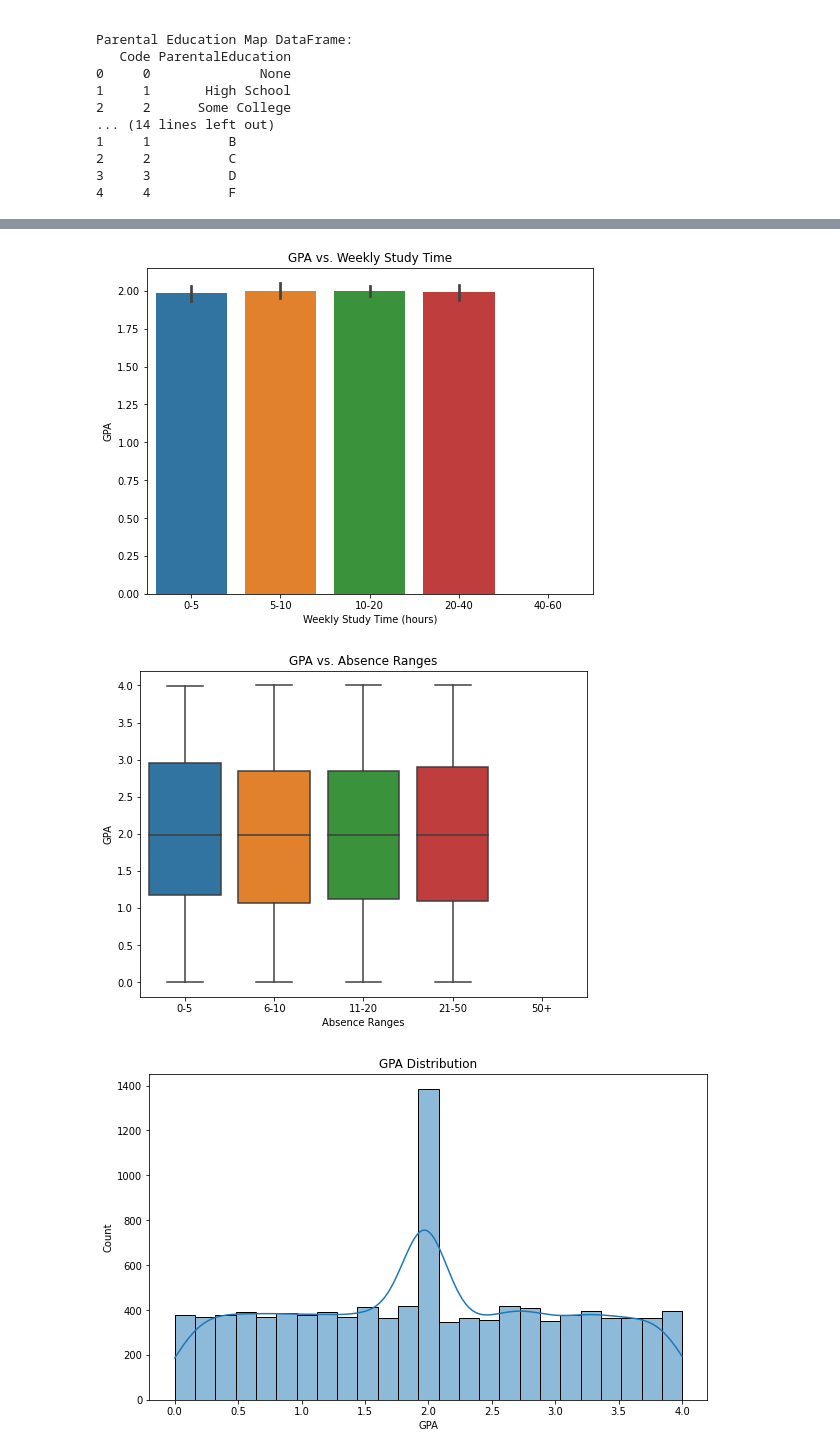
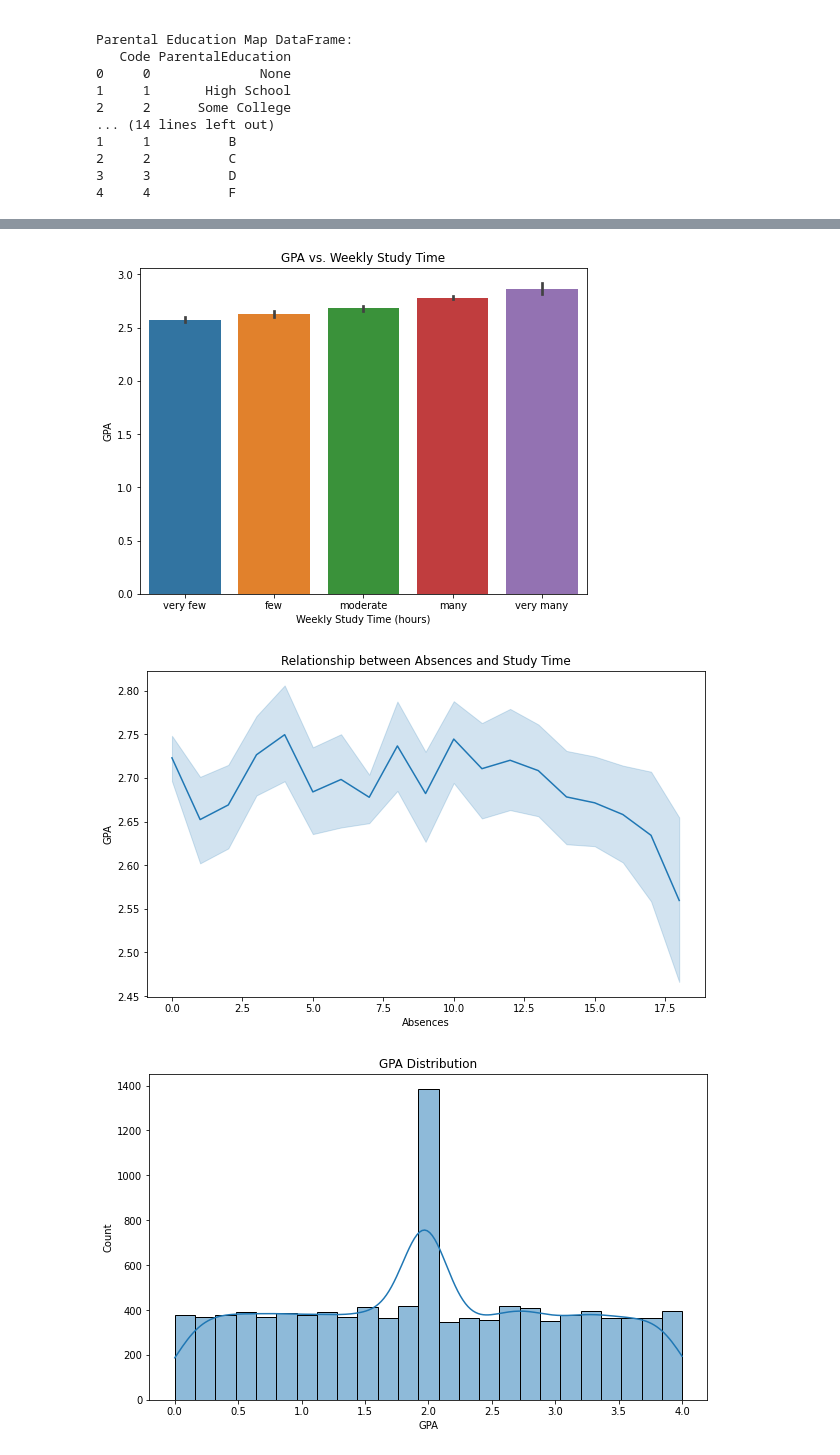
Before and after one commit to ali-elrogbany/DW-Final, a Jupyter notebook: FinalDataWrangeling.ipynb, the cells around one changed output, grey strips where cells are left out. Cells and saved outputs as stored; diff of their text form; code cells hidden in the pictures.

Commit message:
finale

```diff
--- a/FinalDataWrangeling.ipynb
+++ b/FinalDataWrangeling.ipynb
@@ -2,7 +2,7 @@
 import pandas as pd
 import numpy as np
 # %%
-df = pd.read_csv("/Users/alielrogbany/Downloads/Student_performance_data _..csv")
+df = pd.read_csv("/Users/alielrogbany/Documents/UNI/Y3 S1/Data-Wrangling/DW-Final/Large_Related_Student_Performance_Data.csv")
 # %%
 df.head()
 # %% [output]
@@ -239,9 +241,13 @@ import matplotlib.pyplot as plt
 from sklearn.preprocessing import MinMaxScaler, LabelEncoder
 from sklearn.preprocessing import MinMaxScaler
 # %%
+study_bins = [0, 5, 10, 15, 20, 30]
+study_labels = ['Very Few', 'Few', 'Moderate', 'Many', 'Very Many']
+df['StudyTime_Binned'] = pd.cut(df['StudyTimeWeekly'], bins=study_bins, labels=study_labels, right=False)
+
 absences_bins = [0, 5, 10, 15, 20, 30]
 absences_labels = ['Very Few', 'Few', 'Moderate', 'Many', 'Very Many']
 df['Absences_Binned'] = pd.cut(df['Absences'], bins=absences_bins, labels=absences_labels, right=False)
 
 print("Binned DataFrame:")
-print(df[['StudyTimeWeekly', 'StudyTimeWeekly_Binned', 'Absences', 'Absences_Binned']].head())
+print(df[['StudyTimeWeekly', 'StudyTime_Binned', 'Absences', 'Absences_Binned']].head())
@@ -266,8 +280,8 @@ plt.show()
 # %%
 import seaborn as sns
 import matplotlib.pyplot as plt
-bin_edges = [0, 5, 10, 20, 40, 60]  # Adjust these based on your data range
-bin_labels = ['0-5', '5-10', '10-20', '20-40', '40-60']  # Labels for the bins
+bin_edges = [0, 5, 8, 10, 18, 20]  # Adjust these based on your data range
+bin_labels = ['very few','few', 'moderate', 'many', 'very many']  # Labels for the bins
 df['study_time_bins'] = pd.cut(df['StudyTimeWeekly'], bins=bin_edges, labels=bin_labels)
 
 
@@ -278,17 +292,16 @@ plt.xlabel('Weekly Study Time (hours)')
 plt.ylabel('GPA')
 plt.show()
 # %% [output]
-[figure, old version]
+[figure, new version]
 # %%
-df['Absences_bins'] = pd.cut(df['Absences'], bins=[0, 5, 10, 20, 50, 100], labels=['0-5', '6-10', '11-20', '21-50', '50+'])
-plt.figure(figsize=(8, 6))
-sns.boxplot(x='Absences_bins', y='GPA', data=df)
-plt.title('GPA vs. Absence Ranges')
-plt.xlabel('Absence Ranges')
+plt.figure(figsize=(10, 6))
+sns.lineplot(x='Absences', y='GPA', data=df)
+plt.title('Relationship between Absences and Study Time')
+plt.xlabel('Absences')
 plt.ylabel('GPA')
 plt.show()
 # %% [output]
-[figure, old version]
+[figure, new version]
 # %%
 plt.figure(figsize=(10, 6))
 sns.histplot(df['GPA'], kde=True)
```
Also changed, not shown: parts of 10 cells of this notebook, 3 other files.
